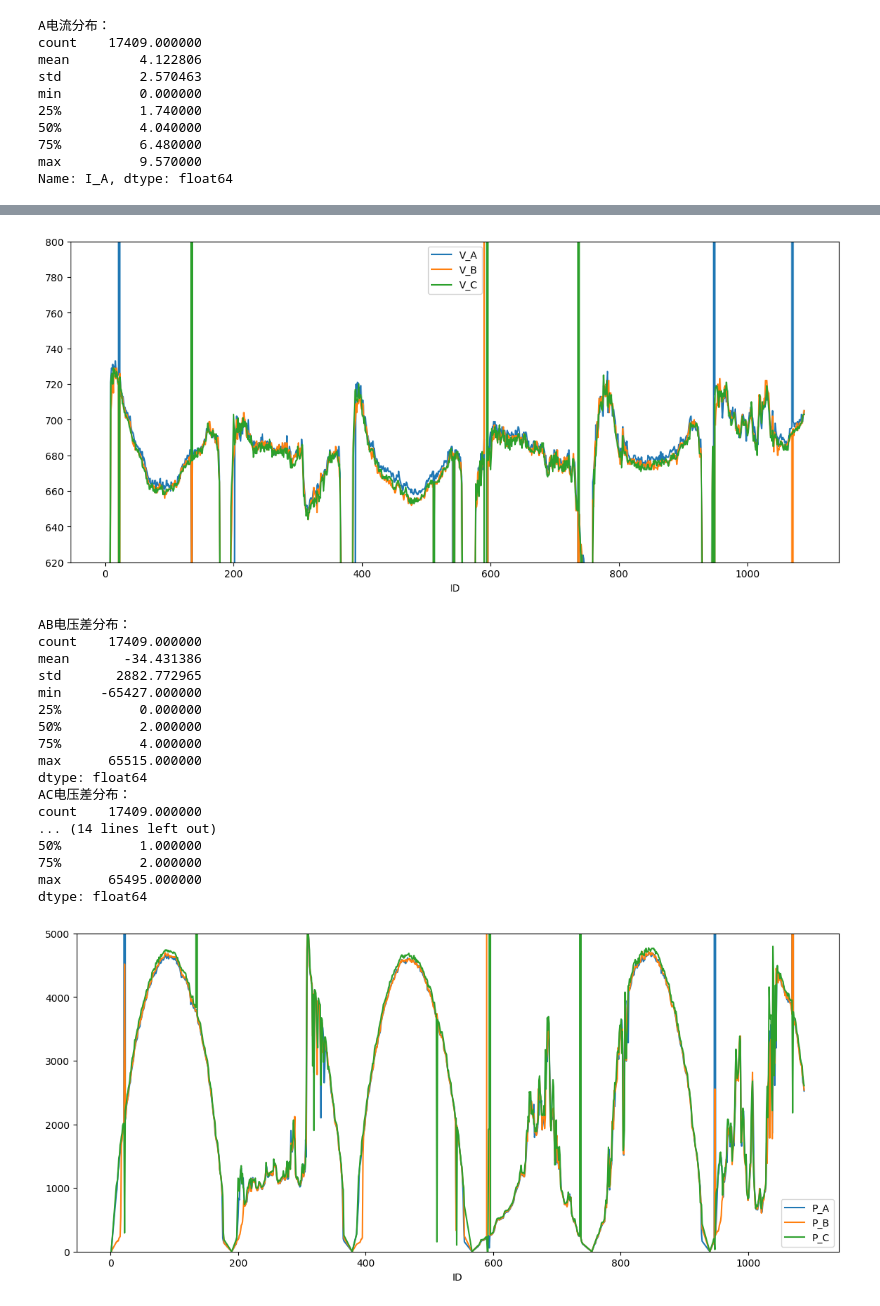
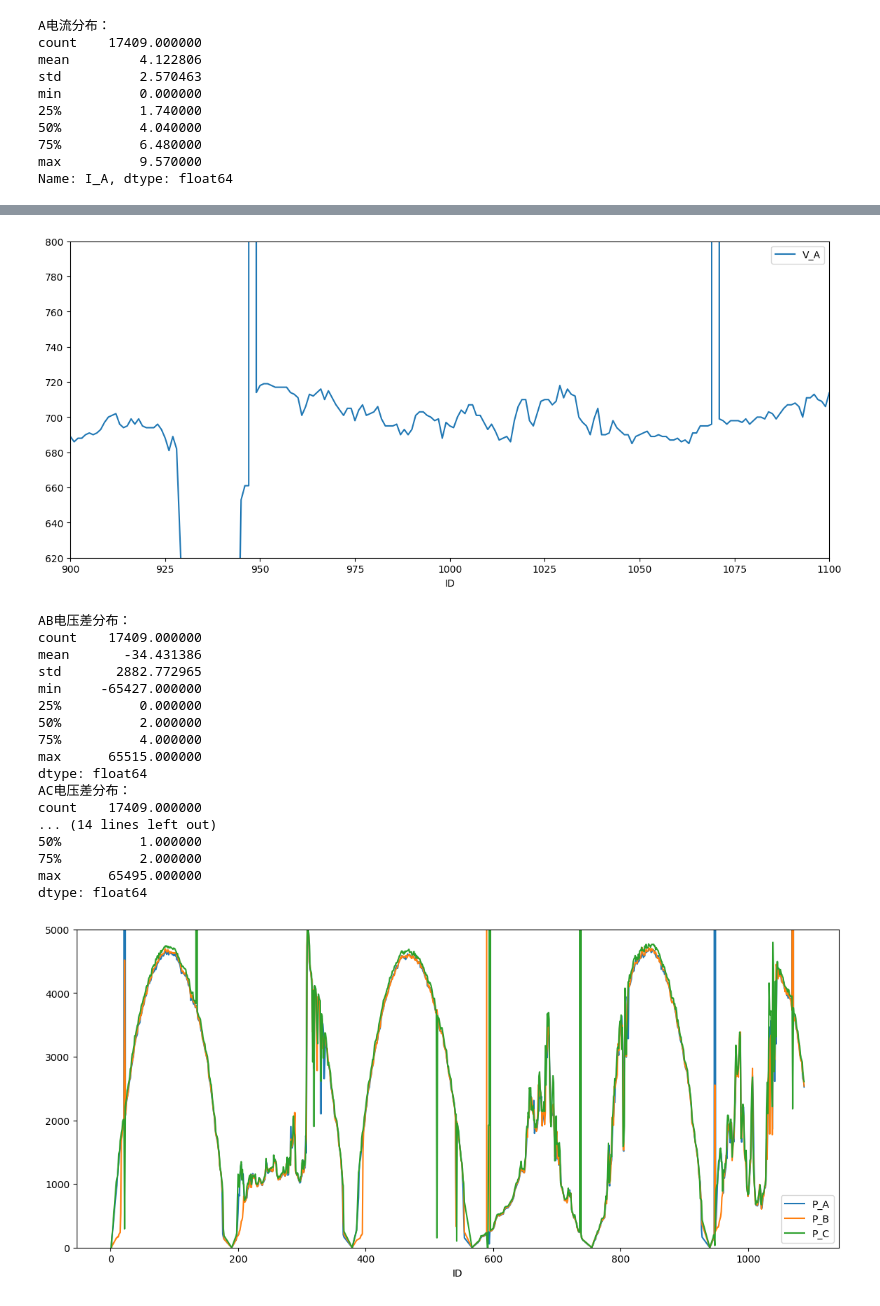
Before and after one commit to thuwyh/solar-magic, a Jupyter notebook: script/0803_使用kernel解决y-ID非线性区预测不准的问题.ipynb, the cells around one changed output, grey strips where cells are left out. Saved outputs shown, nothing was run; the diff lists cells and outputs as text; code cells hidden in the pictures.

```diff
--- a/script/0803_使用kernel解决y-ID非线性区预测不准的问题.ipynb
+++ b/script/0803_使用kernel解决y-ID非线性区预测不准的问题.ipynb
@@ -283,29 +366,29 @@ Name: V_C, dtype: float64
 # %%
 #问题2.7：ABC三处电压的关系？
 #回答2.7：可以认为相等
 
 figure(num=None, figsize=(14, 6), dpi=100, facecolor='w', edgecolor='k')
 
 ax = plt.gca()
 
-dfp=df.head(1000)
-dfp.plot(x='ID',y='V_A',ylim=(620,800),label='V_A',ax=ax)
-dfp.plot(x='ID',y='V_B',label='V_B',ax=ax)
-dfp.plot(x='ID',y='V_C',label='V_C',ax=ax)
+dfp=df
+dfp.plot(x='ID',xlim=(900,1100),y='V_A',ylim=(620,800),label='V_A',ax=ax)
+# dfp.plot(x='ID',y='V_B',label='V_B',ax=ax)
+# dfp.plot(x='ID',y='V_C',label='V_C',ax=ax)
 
 plt.show()
 
 
 print("AB电压差分布：")
 print((df['V_A']-df['V_B']).describe())
 
 print("AC电压差分布：")
 print((df['V_A']-df['V_C']).describe())
 
 print("BC电压差分布：")
 print((df['V_B']-df['V_C']).describe())
 # %% [output]
-[figure, old version]
+[figure, new version]
 AB电压差分布：
 count    17409.000000
 mean       -34.431386
```
Also changed, not shown: parts of 7 cells of this notebook, 19 other files.
